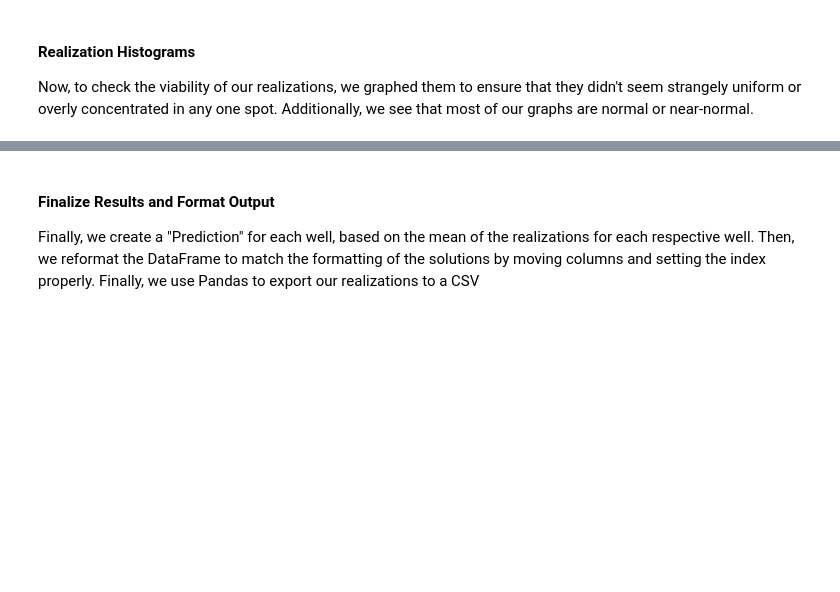
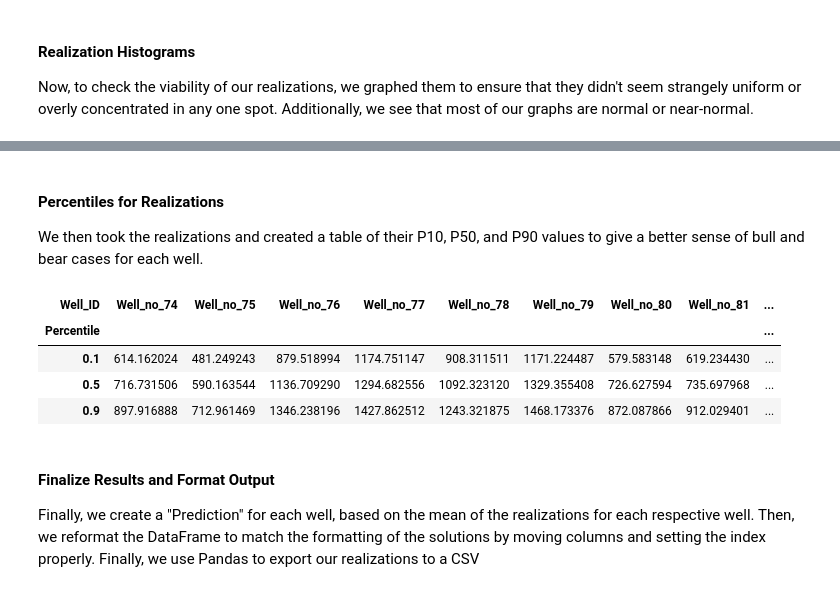
Before and after one commit to fraclad/MOAR-Drilling, a Jupyter notebook: Hackathon_ProjectTemplate.ipynb, the cells around one changed output, grey strips where cells are left out. Cells and saved outputs as stored; diff of their text form; code cells hidden in the pictures; blank space fills up the shorter version.

```diff
--- a/Hackathon_ProjectTemplate.ipynb
+++ b/Hackathon_ProjectTemplate.ipynb
@@ -234,3 +224,17 @@ array([[<AxesSubplot:title={'center':'Well_no_74'}>,
+# %% [markdown]
+#### Percentiles for Realizations
+
+We then took the realizations and created a table of their P10, P50, and P90 values to give a better sense of bull and bear cases for each well.
+# %%
+p_values = pd.DataFrame([predictions.T.quantile(.10), predictions.T.quantile(.50), predictions.T.quantile(.90)])
+p_values.index.names = ['Percentile']
+p_values
+# %% [output]
+| Well_ID | Well_no_74 | Well_no_75 | Well_no_76 | Well_no_77 | Well_no_78 | Well_no_79 | Well_no_80 | Well_no_81 | ... |
+| Percentile |  |  |  |  |  |  |  |  | ... |
+| 0.1 | 614.162024 | 481.249243 | 879.518994 | 1174.751147 | 908.311511 | 1171.224487 | 579.583148 | 619.234430 | ... |
+| 0.5 | 716.731506 | 590.163544 | 1136.709290 | 1294.682556 | 1092.323120 | 1329.355408 | 726.627594 | 735.697968 | ... |
+| 0.9 | 897.916888 | 712.961469 | 1346.238196 | 1427.862512 | 1243.321875 | 1468.173376 | 872.087866 | 912.029401 | ... |
 # %% [markdown]
 #### Finalize Results and Format Output
 Finally, we create a "Prediction" for each well, based on the mean of the realizations for each respective well. Then, we reformat the DataFrame to match the formatting of the solutions by moving columns and setting the index properly. Finally, we use Pandas to export our realizations to a CSV
```
Also changed, not shown: parts of 3 cells of this notebook.
